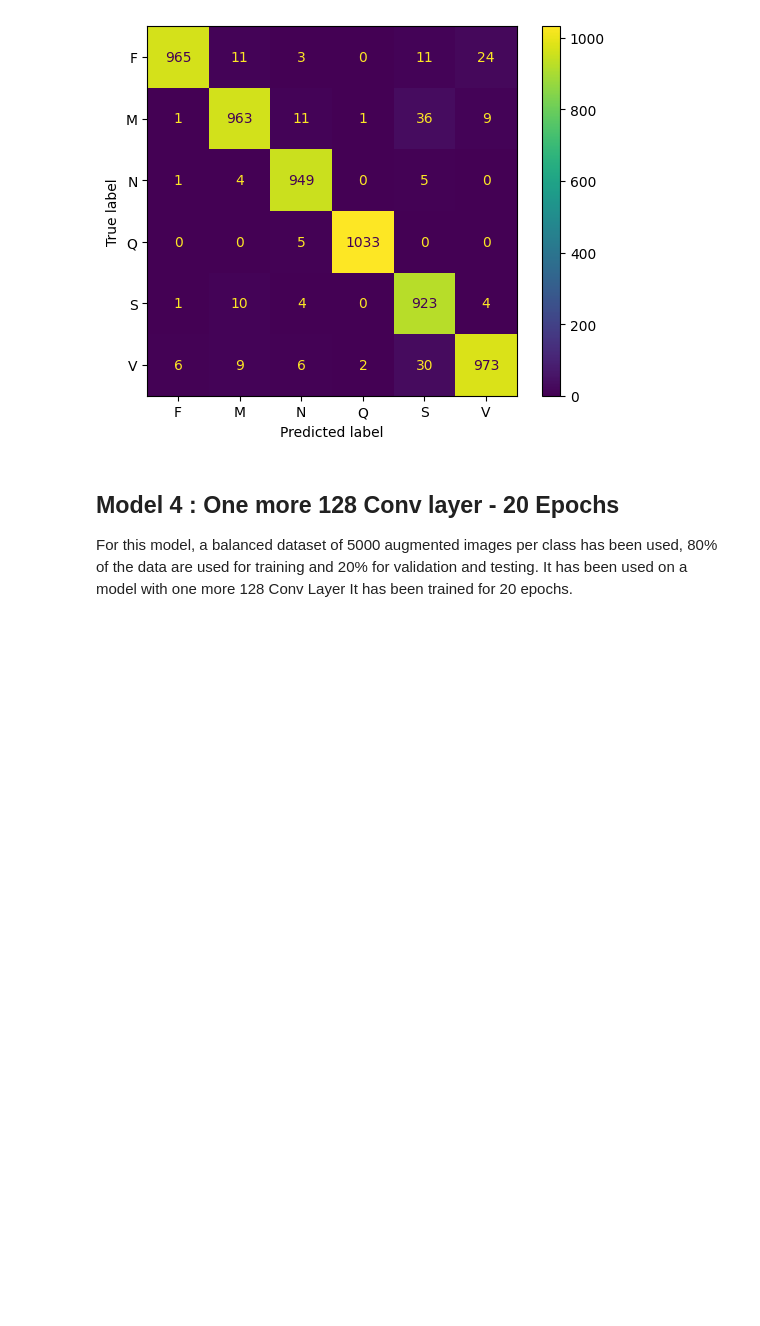
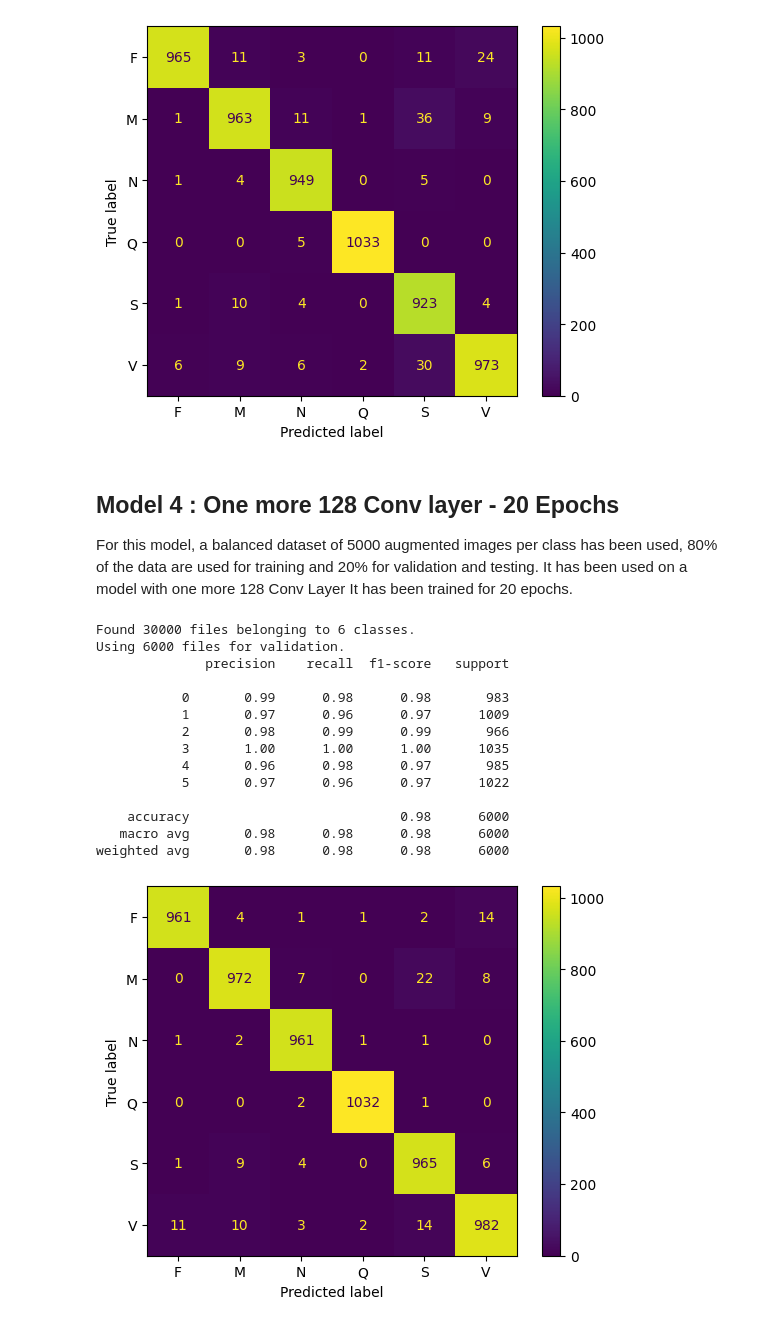
Before and after one commit to Henryk07/ESP3201_Project, a Jupyter notebook: src/model_analyzer.ipynb, the cells around one changed output. Saved outputs shown, nothing was run; the diff lists cells and outputs as text; code cells hidden in the pictures; blank space fills up the shorter version.

```diff
--- a/src/model_analyzer.ipynb
+++ b/src/model_analyzer.ipynb
@@ -167,15 +169,31 @@ It has been trained for 20 epochs.
 # %%
 importlib.reload(tester)
 predictdata3=tf.keras.utils.image_dataset_from_directory(
   #"Full_dataset\ECG_Image_data_cb_bw",
   #"data\Small_dataset\S_datas_labels_cb_bw",
   #"M_dataset\S_datas_labels_bw_bal2000",
-  "data\M_dataset\S_datas_labels_augmented5000",
+  "data/M_dataset/S_datas_labels_augmented5000",
   labels='inferred',
   class_names=["F","M","N","Q","S","V"],
   validation_split=0.2,
   subset="validation",
   color_mode="rgb",
   seed=123)
 
-tester.create_list_of_predictions("model\model_NN_lastone",predictdata3)
+tester.create_list_of_predictions("model/model_NN_lastone.h5",predictdata3)
+# %% [output]
+Found 30000 files belonging to 6 classes.
+Using 6000 files for validation.
+              precision    recall  f1-score   support
+
+           0       0.99      0.98      0.98       983
+           1       0.97      0.96      0.97      1009
+           2       0.98      0.99      0.99       966
+           3       1.00      1.00      1.00      1035
+           4       0.96      0.98      0.97       985
+           5       0.97      0.96      0.97      1022
+
+    accuracy                           0.98      6000
+   macro avg       0.98      0.98      0.98      6000
+weighted avg       0.98      0.98      0.98      6000
+[figure, added]
```
Also changed, not shown: parts of 1 cell of this notebook, 1 other file.
